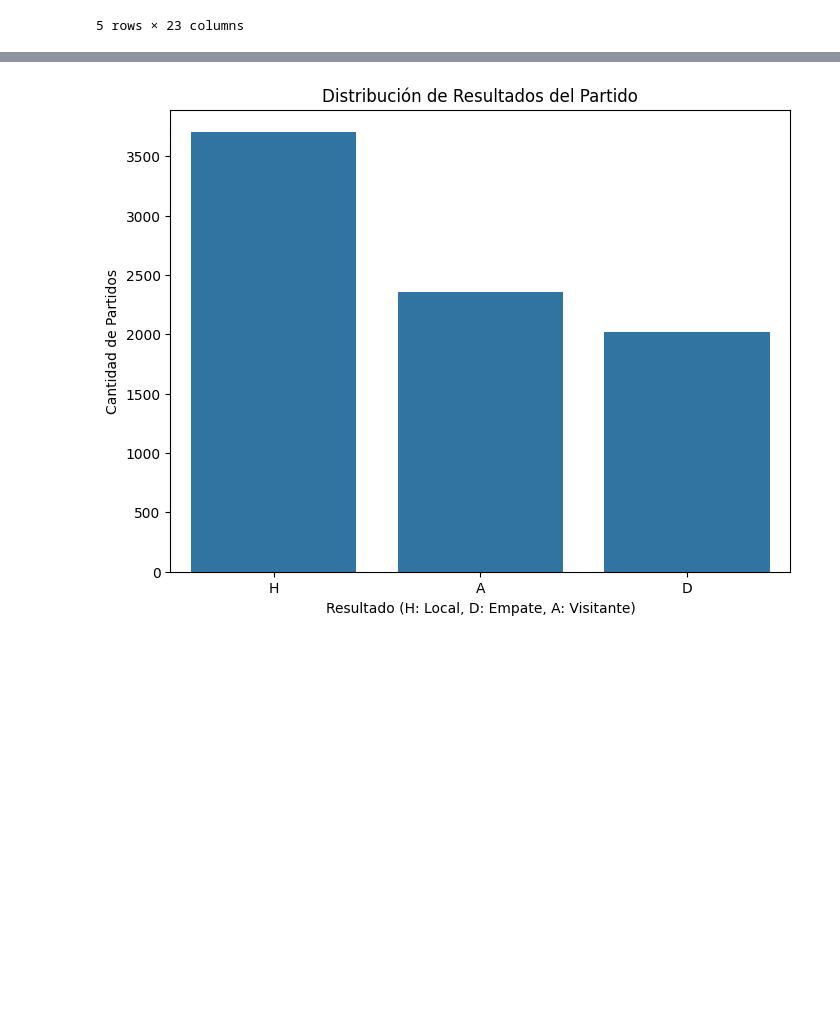
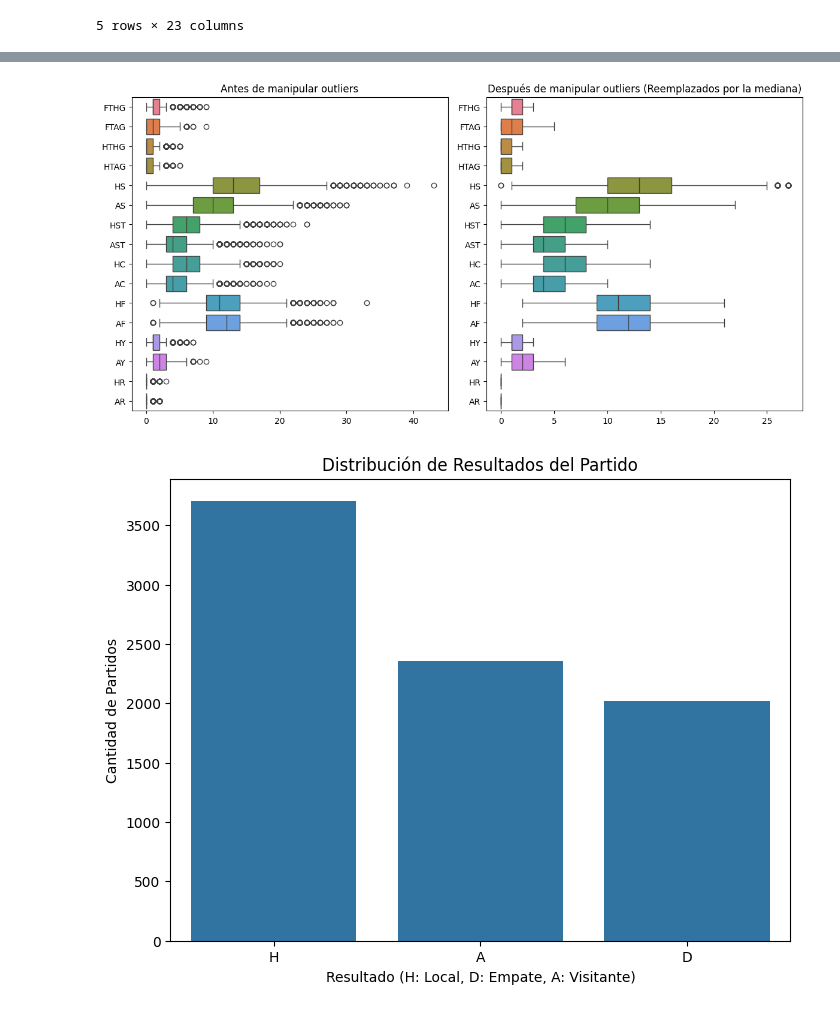
Before and after one commit to MarianoNaveyra/DataScience, a Jupyter notebook: Proyecto_Partell_Naveyra.ipynb, the cells around one changed output, grey strips where cells are left out. Drawn from its saved outputs; the diff is of its cells as text; code cells hidden in the pictures; blank space fills up the shorter version.

```diff
--- a/Proyecto_Partell_Naveyra.ipynb
+++ b/Proyecto_Partell_Naveyra.ipynb
@@ -49,0 +152,17 @@ df.head()
+# %%
+# Reemplazar outliers por la mediana
+df_replaced = df.copy()  # Hacer una copia del DataFrame original
+for column in df.select_dtypes(include=['float64', 'int64']).columns:
+    Q1 = df[column].quantile(0.25)
+    Q3 = df[column].quantile(0.75)
+    IQR = Q3 - Q1
+    lower_bound = Q1 - 1.5 * IQR
+    upper_bound = Q3 + 1.5 * IQR
+    median_value = df[column].median()
+
+    # Reemplazar outliers
+    df_replaced.loc[df_replaced[column] < lower_bound, column] = median_value
+    df_replaced.loc[df_replaced[column] > upper_bound, column] = median_value
+
+print("DataFrame después de reemplazar outliers por la mediana:")
+print(df_replaced.describe())
@@ -50,3 +187,21 @@ df.head()
+# %%
+import seaborn as sns
+import matplotlib.pyplot as plt
+
+# Visualizar boxplot antes y después de manejar outliers
+plt.figure(figsize=(12, 6))
+plt.subplot(1, 2, 1)
+sns.boxplot(data=df, orient="h")
+plt.title("Antes de manipular outliers")
+
+plt.subplot(1, 2, 2)
+sns.boxplot(data=df_replaced, orient="h")
+plt.title("Después de manipular outliers (Reemplazados por la mediana)")
+
+plt.tight_layout()
+plt.show()
+# %% [output]
+[figure, added]
 # %%
 df['FTHG'] = pd.to_numeric(df['FTHG'], errors='coerce')
 df['FTAG'] = pd.to_numeric(df['FTAG'], errors='coerce')
```
Also changed, not shown: parts of 11 cells of this notebook.
